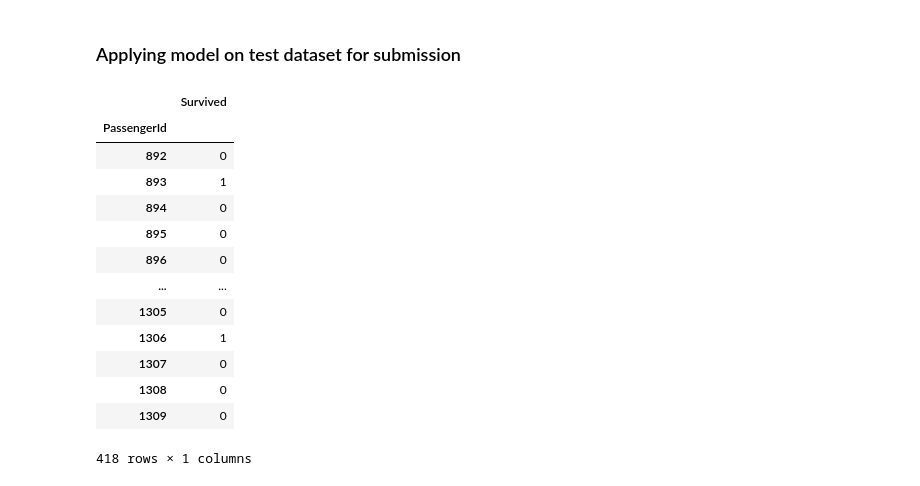
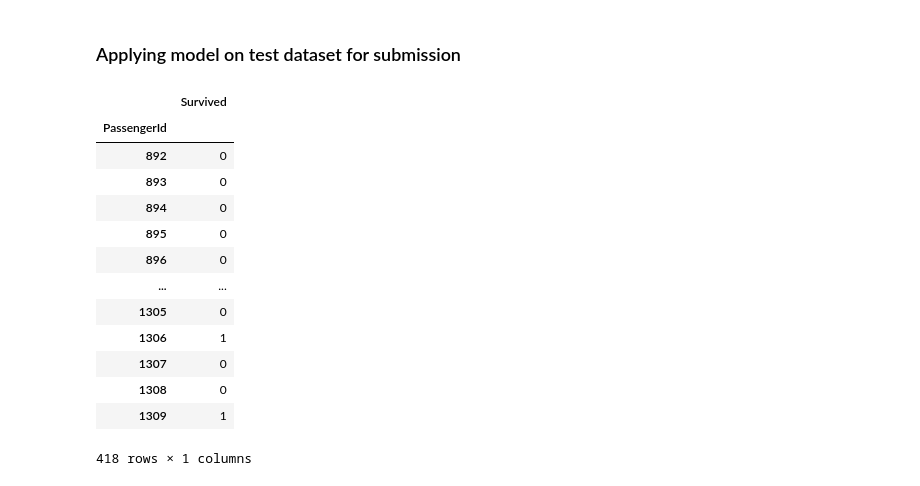
Before and after one commit to asenzaya/machine-learning, a Jupyter notebook: titanic_survival/titanic_survival_ML_project.ipynb, the cells around one changed output. Cells and saved outputs as stored; diff of their text form; code cells hidden in the pictures.

Commit message:
Dropping Cabin, adding ltgbm

```diff
--- a/titanic_survival/titanic_survival_ML_project.ipynb
+++ b/titanic_survival/titanic_survival_ML_project.ipynb
@@ -111,7 +112,7 @@ False
 # Splitting out master train file into train and valid 80/20 in order to be able to measure performance.
 x = raw_train.drop(["Survived"],axis=1)
 y = raw_train["Survived"]
-x_train, x_valid, y_train, y_valid = train_test_split(x, y, test_size=0.20, random_state=8)
+x_train, x_valid, y_train, y_valid = train_test_split(x, y, test_size=0.2, random_state=6)
 # %% [markdown]
 ### Data cleaning
 # %%
@@ -365,0 +387,3 @@ plt.show()
+# %%
+ltgbm = lgb.LGBMClassifier(n_estimators=50, num_leaves=95, random_state=6)
+ltgbm.fit(x_train, y_train)
@@ -366,15 +426,15 @@ plt.show()
 # %% [markdown]
 ### Applying model on test dataset for submission
 # %%
-predictions_test_dtree = dtree.predict(clean_test)
+predictions_test_ltgbm = ltgbm.predict(clean_test)
 # %%
-final_predictions = pd.DataFrame({'Survived': predictions_test_dtree}, index=clean_test.index)
+final_predictions = pd.DataFrame({'Survived': predictions_test_ltgbm}, index=clean_test.index)
 final_predictions
 # %% [output]
 |  | Survived |
 | PassengerId |  |
 | 892 | 0 |
-| 893 | 1 |
+| 893 | 0 |
 | 894 | 0 |
 | 895 | 0 |
 | 896 | 0 |
@@ -383,7 +443,7 @@ final_predictions
 | 1306 | 1 |
 | 1307 | 0 |
 | 1308 | 0 |
-| 1309 | 0 |
+| 1309 | 1 |
 418 rows × 1 columns
 # %%
 final_predictions.to_csv('survival_submission.csv')
```
Also changed, not shown: parts of 29 cells of this notebook, 1 other file.
